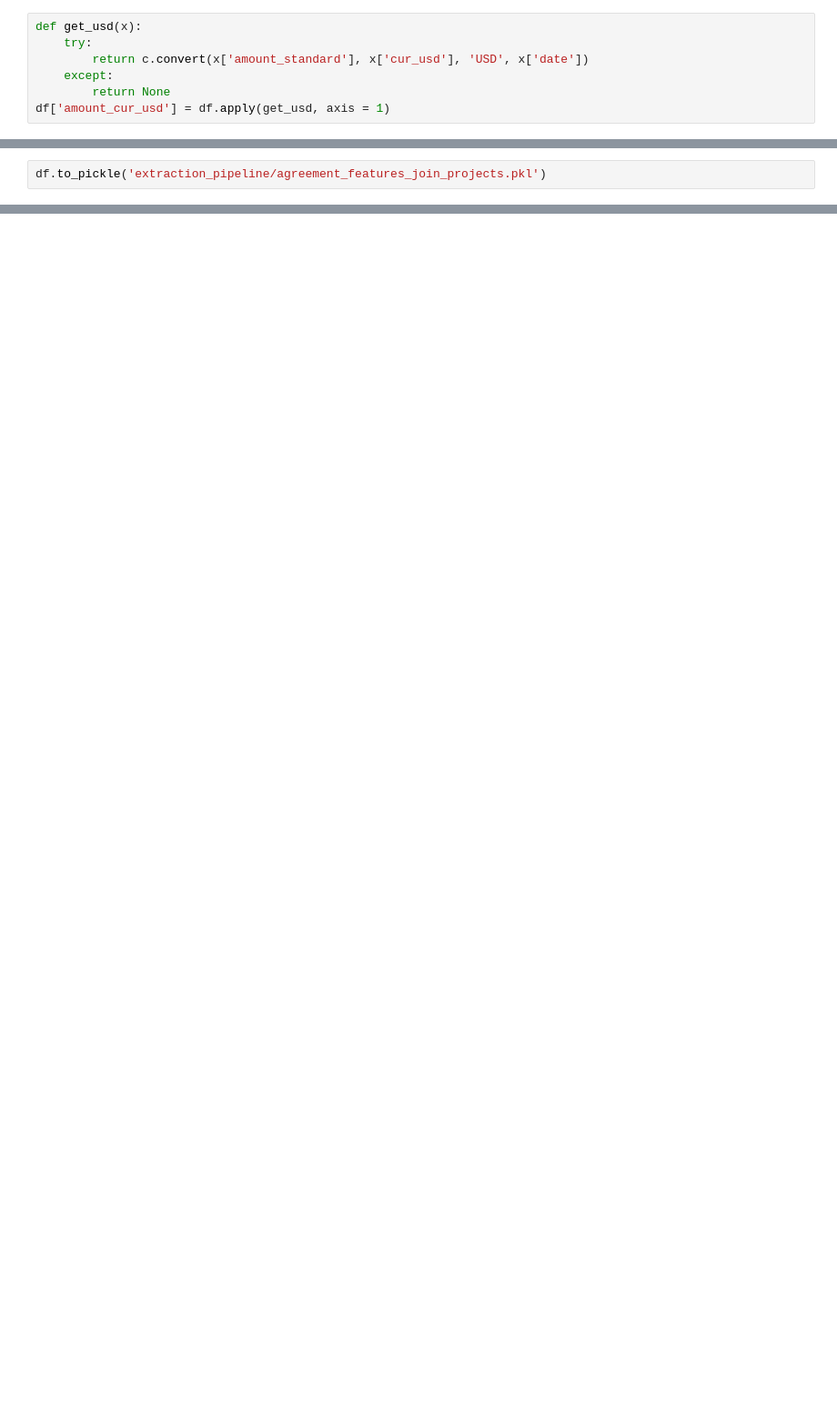
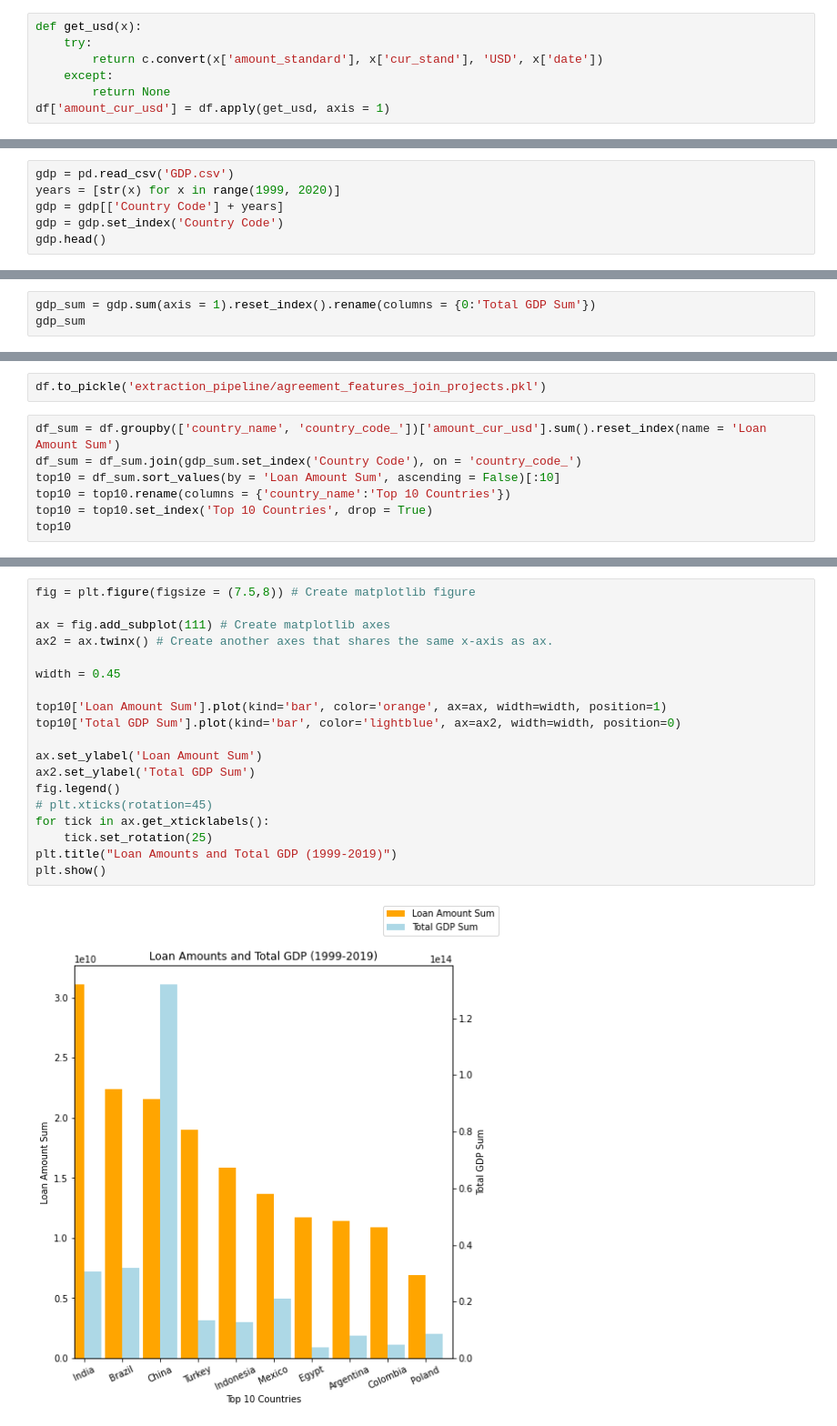
Before and after one commit to sliao7/Qarik-Project, a Jupyter notebook: Currency_change_and_world_map.ipynb, the cells around one changed output, grey strips where cells are left out. Shown at 91% size. Drawn from its saved outputs; the diff is of its cells as text; blank space fills up the shorter version.

```diff
--- a/Currency_change_and_world_map.ipynb
+++ b/Currency_change_and_world_map.ipynb
@@ -40,7 +58,7 @@ df.head()
 # %%
 def get_usd(x):
     try:
-        return c.convert(x['amount_standard'], x['cur_usd'], 'USD', x['date'])
+        return c.convert(x['amount_standard'], x['cur_stand'], 'USD', x['date'])
     except:
         return None
 df['amount_cur_usd'] = df.apply(get_usd, axis = 1)
@@ -164,0 +149,6 @@ df
+# %%
+gdp = pd.read_csv('GDP.csv')
+years = [str(x) for x in range(1999, 2020)]
+gdp = gdp[['Country Code'] + years]
+gdp = gdp.set_index('Country Code')
+gdp.head()
@@ -164,0 +164,3 @@ df
+# %%
+gdp_sum = gdp.sum(axis = 1).reset_index().rename(columns = {0:'Total GDP Sum'})
+gdp_sum
@@ -165,2 +181,9 @@ df
 # %%
 df.to_pickle('extraction_pipeline/agreement_features_join_projects.pkl')
+# %%
+df_sum = df.groupby(['country_name', 'country_code_'])['amount_cur_usd'].sum().reset_index(name = 'Loan Amount Sum')
+df_sum = df_sum.join(gdp_sum.set_index('Country Code'), on = 'country_code_')
+top10 = df_sum.sort_values(by = 'Loan Amount Sum', ascending = False)[:10]
+top10 = top10.rename(columns = {'country_name':'Top 10 Countries'})
+top10 = top10.set_index('Top 10 Countries', drop = True)
+top10
@@ -166,0 +203,21 @@ df.to_pickle('extraction_pipeline/agreement_features_join_projects.pkl')
+# %%
+fig = plt.figure(figsize = (7.5,8)) # Create matplotlib figure
+
+ax = fig.add_subplot(111) # Create matplotlib axes
+ax2 = ax.twinx() # Create another axes that shares the same x-axis as ax.
+
+width = 0.45
+
+top10['Loan Amount Sum'].plot(kind='bar', color='orange', ax=ax, width=width, position=1)
+top10['Total GDP Sum'].plot(kind='bar', color='lightblue', ax=ax2, width=width, position=0)
+
+ax.set_ylabel('Loan Amount Sum')
+ax2.set_ylabel('Total GDP Sum')
+fig.legend()
+# plt.xticks(rotation=45)
+for tick in ax.get_xticklabels():
+    tick.set_rotation(25)
+plt.title("Loan Amounts and Total GDP (1999-2019)")
+plt.show()
+# %% [output]
+[figure, added]
```
Also changed, not shown: parts of 17 cells of this notebook.
